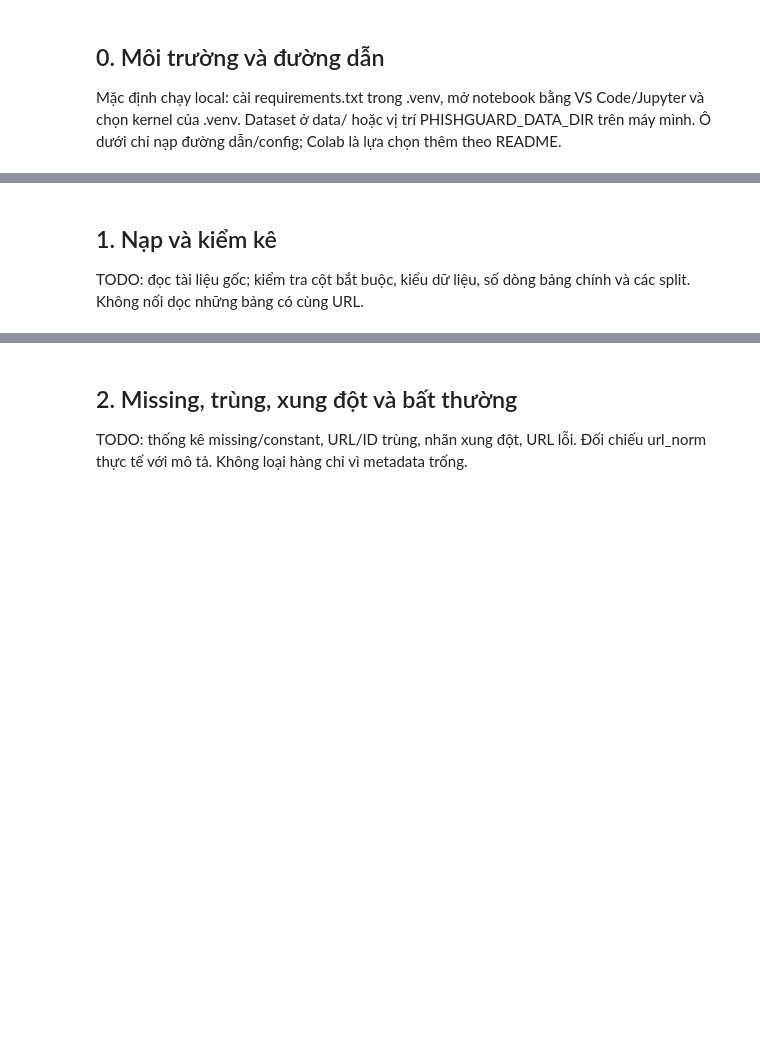
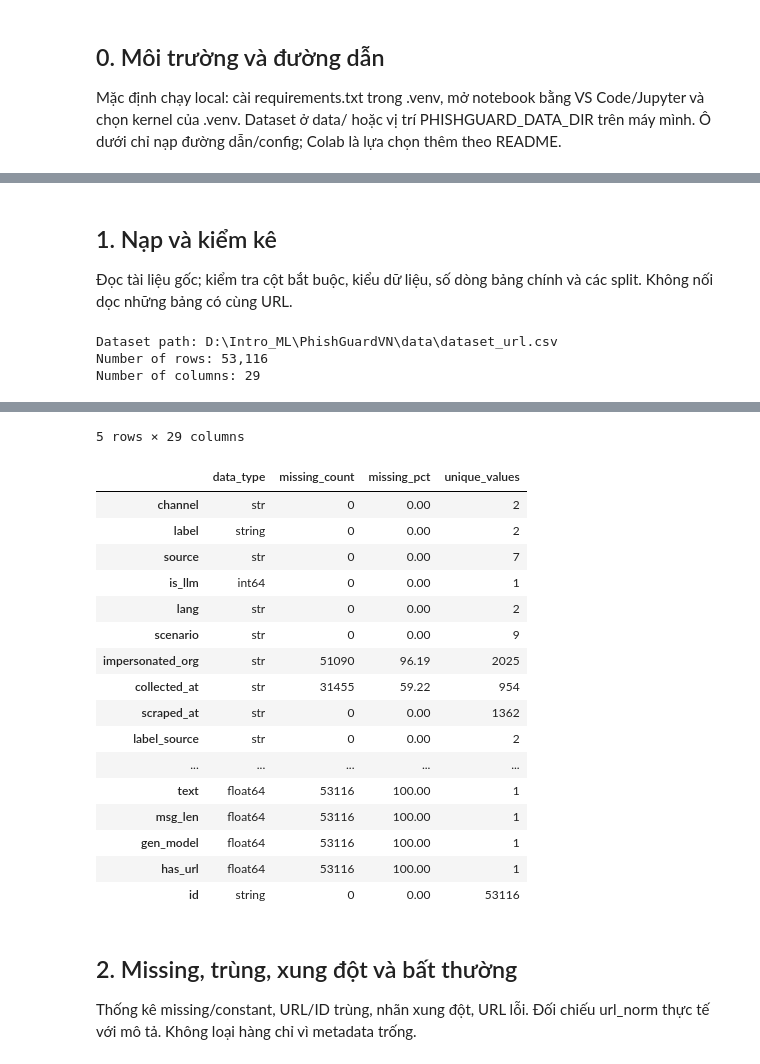
Before and after one commit to phuctran33/PhishGuardVN, a Jupyter notebook: notebooks/01_data_quality.ipynb, the cells around one changed output, grey strips where cells are left out. Drawn from its saved outputs; the diff is of its cells as text; code cells hidden in the pictures; blank space fills up the shorter version.

Commit message:
Complete data quality audit and core preparation

```diff
--- a/notebooks/01_data_quality.ipynb
+++ b/notebooks/01_data_quality.ipynb
@@ -38,9 +44,37 @@ print("Config:", CONFIG["experiment"]["name"])
 # %% [markdown]
 ## 1. Nạp và kiểm kê
-TODO: đọc tài liệu gốc; kiểm tra cột bắt buộc, kiểu dữ liệu, số dòng bảng chính và các split. Không nối dọc những bảng có cùng URL.
+Đọc tài liệu gốc; kiểm tra cột bắt buộc, kiểu dữ liệu, số dòng bảng chính và các split. Không nối dọc những bảng có cùng URL.
 # %%
-from phishguard_vn.data import load_dataset, audit_quality, prepare_core
+import pandas as pd
+from IPython.display import display
 
-# TODO: implement module before enabling these calls.
-# frame = load_dataset(DATA_DIR / CONFIG["data"]["dataset_file"])
-# quality = audit_quality(frame)
+from phishguard_vn.data import (
+    load_dataset,
+    audit_quality,
+    prepare_core,
+)
+
+# Load the original dataset and audit its quality.
+dataset_path = DATA_DIR / CONFIG["data"]["dataset_file"]
+frame = load_dataset(dataset_path)
+quality = audit_quality(frame)
+
+print(f"Dataset path: {dataset_path}")
+print(f"Number of rows: {frame.shape[0]:,}")
+print(f"Number of columns: {frame.shape[1]}")
+
+display(frame.head())
+
+# Inspect column types, missing values and distinct values.
+inventory = pd.DataFrame({
+    "data_type": frame.dtypes.astype(str),
+    "missing_count": frame.isna().sum(),
+    "missing_pct": (frame.isna().mean() * 100).round(2),
+    "unique_values": frame.nunique(dropna=False),
+})
+
+display(inventory)
+# %% [output]
+Dataset path: D:\Intro_ML\PhishGuardVN\data\dataset_url.csv
+Number of rows: 53,116
+Number of columns: 29
@@ -47,4 +87,22 @@ from phishguard_vn.data import load_dataset, audit_quality, prepare_core
+5 rows × 29 columns
+|  | data_type | missing_count | missing_pct | unique_values |
+| channel | str | 0 | 0.00 | 2 |
+| label | string | 0 | 0.00 | 2 |
+| source | str | 0 | 0.00 | 7 |
+| is_llm | int64 | 0 | 0.00 | 1 |
+| lang | str | 0 | 0.00 | 2 |
+| scenario | str | 0 | 0.00 | 9 |
+| impersonated_org | str | 51090 | 96.19 | 2025 |
+| collected_at | str | 31455 | 59.22 | 954 |
+| scraped_at | str | 0 | 0.00 | 1362 |
+| label_source | str | 0 | 0.00 | 2 |
+| ... | ... | ... | ... | ... |
+| text | float64 | 53116 | 100.00 | 1 |
+| msg_len | float64 | 53116 | 100.00 | 1 |
+| gen_model | float64 | 53116 | 100.00 | 1 |
+| has_url | float64 | 53116 | 100.00 | 1 |
+| id | string | 0 | 0.00 | 53116 |
 # %% [markdown]
 ## 2. Missing, trùng, xung đột và bất thường
-TODO: thống kê missing/constant, URL/ID trùng, nhãn xung đột, URL lỗi. Đối chiếu url_norm thực tế với mô tả. Không loại hàng chỉ vì metadata trống.
+Thống kê missing/constant, URL/ID trùng, nhãn xung đột, URL lỗi. Đối chiếu url_norm thực tế với mô tả. Không loại hàng chỉ vì metadata trống.
 # %%
```
Also changed, not shown: parts of 13 cells of this notebook, 1 other file.
